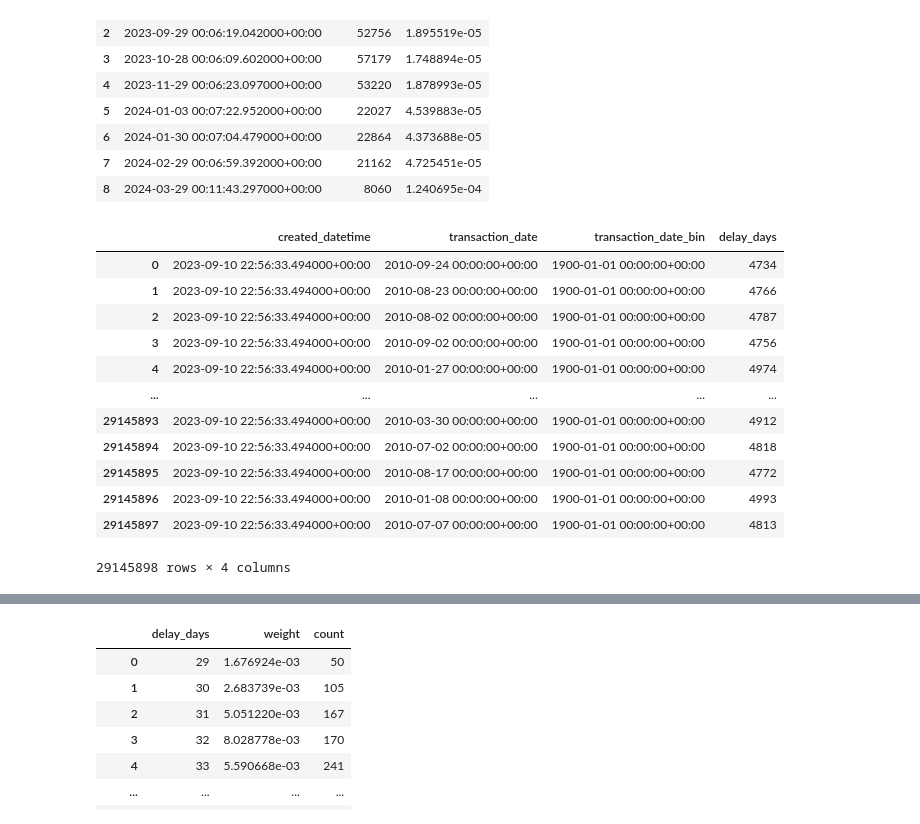
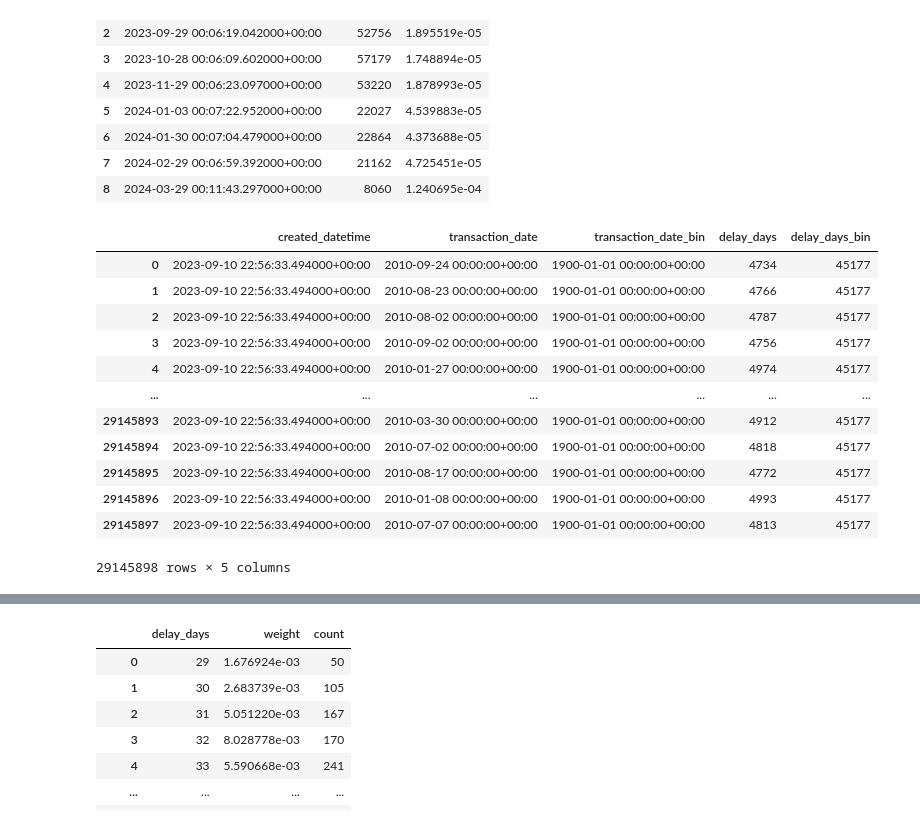
Before and after one commit to edward-b-1/Land-Registry-Data-Ingestion, a Jupyter notebook: Land-Registry-Download/Analysis/normalized_delay.ipynb, the cells around one changed output, grey strips where cells are left out. Drawn from its saved outputs; the diff is of its cells as text; code cells hidden in the pictures.

```diff
--- a/Land-Registry-Download/Analysis/normalized_delay.ipynb
+++ b/Land-Registry-Download/Analysis/normalized_delay.ipynb
@@ -194,19 +194,21 @@ df_weight
 | 8 | 2024-03-29 00:11:43.297000+00:00 | 8060 | 1.240695e-04 |
 # %%
 df['delay'] = df['created_datetime'] - df['transaction_date'] # TODO: change to transaction_date_bin
+df['delay_bin'] = df['created_datetime'] - df['transaction_date_bin']
 df['delay_days'] = df['delay'].dt.days
-df[['created_datetime', 'transaction_date', 'transaction_date_bin', 'delay_days']]
+df['delay_days_bin'] = df['delay_bin'].dt.days
+df[['created_datetime', 'transaction_date', 'transaction_date_bin', 'delay_days', 'delay_days_bin']]
 # %% [output]
-|  | created_datetime | transaction_date | transaction_date_bin | delay_days |
-| 0 | 2023-09-10 22:56:33.494000+00:00 | 2010-09-24 00:00:00+00:00 | 1900-01-01 00:00:00+00:00 | 4734 |
-| 1 | 2023-09-10 22:56:33.494000+00:00 | 2010-08-23 00:00:00+00:00 | 1900-01-01 00:00:00+00:00 | 4766 |
-| 2 | 2023-09-10 22:56:33.494000+00:00 | 2010-08-02 00:00:00+00:00 | 1900-01-01 00:00:00+00:00 | 4787 |
-| 3 | 2023-09-10 22:56:33.494000+00:00 | 2010-09-02 00:00:00+00:00 | 1900-01-01 00:00:00+00:00 | 4756 |
-| 4 | 2023-09-10 22:56:33.494000+00:00 | 2010-01-27 00:00:00+00:00 | 1900-01-01 00:00:00+00:00 | 4974 |
-| ... | ... | ... | ... | ... |
-| 29145893 | 2023-09-10 22:56:33.494000+00:00 | 2010-03-30 00:00:00+00:00 | 1900-01-01 00:00:00+00:00 | 4912 |
-| 29145894 | 2023-09-10 22:56:33.494000+00:00 | 2010-07-02 00:00:00+00:00 | 1900-01-01 00:00:00+00:00 | 4818 |
-| 29145895 | 2023-09-10 22:56:33.494000+00:00 | 2010-08-17 00:00:00+00:00 | 1900-01-01 00:00:00+00:00 | 4772 |
-| 29145896 | 2023-09-10 22:56:33.494000+00:00 | 2010-01-08 00:00:00+00:00 | 1900-01-01 00:00:00+00:00 | 4993 |
-| 29145897 | 2023-09-10 22:56:33.494000+00:00 | 2010-07-07 00:00:00+00:00 | 1900-01-01 00:00:00+00:00 | 4813 |
+|  | created_datetime | transaction_date | transaction_date_bin | delay_days | delay_days_bin |
+| 0 | 2023-09-10 22:56:33.494000+00:00 | 2010-09-24 00:00:00+00:00 | 1900-01-01 00:00:00+00:00 | 4734 | 45177 |
+| 1 | 2023-09-10 22:56:33.494000+00:00 | 2010-08-23 00:00:00+00:00 | 1900-01-01 00:00:00+00:00 | 4766 | 45177 |
+| 2 | 2023-09-10 22:56:33.494000+00:00 | 2010-08-02 00:00:00+00:00 | 1900-01-01 00:00:00+00:00 | 4787 | 45177 |
+| 3 | 2023-09-10 22:56:33.494000+00:00 | 2010-09-02 00:00:00+00:00 | 1900-01-01 00:00:00+00:00 | 4756 | 45177 |
+| 4 | 2023-09-10 22:56:33.494000+00:00 | 2010-01-27 00:00:00+00:00 | 1900-01-01 00:00:00+00:00 | 4974 | 45177 |
+| ... | ... | ... | ... | ... | ... |
+| 29145893 | 2023-09-10 22:56:33.494000+00:00 | 2010-03-30 00:00:00+00:00 | 1900-01-01 00:00:00+00:00 | 4912 | 45177 |
+| 29145894 | 2023-09-10 22:56:33.494000+00:00 | 2010-07-02 00:00:00+00:00 | 1900-01-01 00:00:00+00:00 | 4818 | 45177 |
+| 29145895 | 2023-09-10 22:56:33.494000+00:00 | 2010-08-17 00:00:00+00:00 | 1900-01-01 00:00:00+00:00 | 4772 | 45177 |
+| 29145896 | 2023-09-10 22:56:33.494000+00:00 | 2010-01-08 00:00:00+00:00 | 1900-01-01 00:00:00+00:00 | 4993 | 45177 |
+| 29145897 | 2023-09-10 22:56:33.494000+00:00 | 2010-07-07 00:00:00+00:00 | 1900-01-01 00:00:00+00:00 | 4813 | 45177 |
-29145898 rows × 4 columns
+29145898 rows × 5 columns
```
Also changed, not shown: parts of 10 cells of this notebook, 4 other files.
